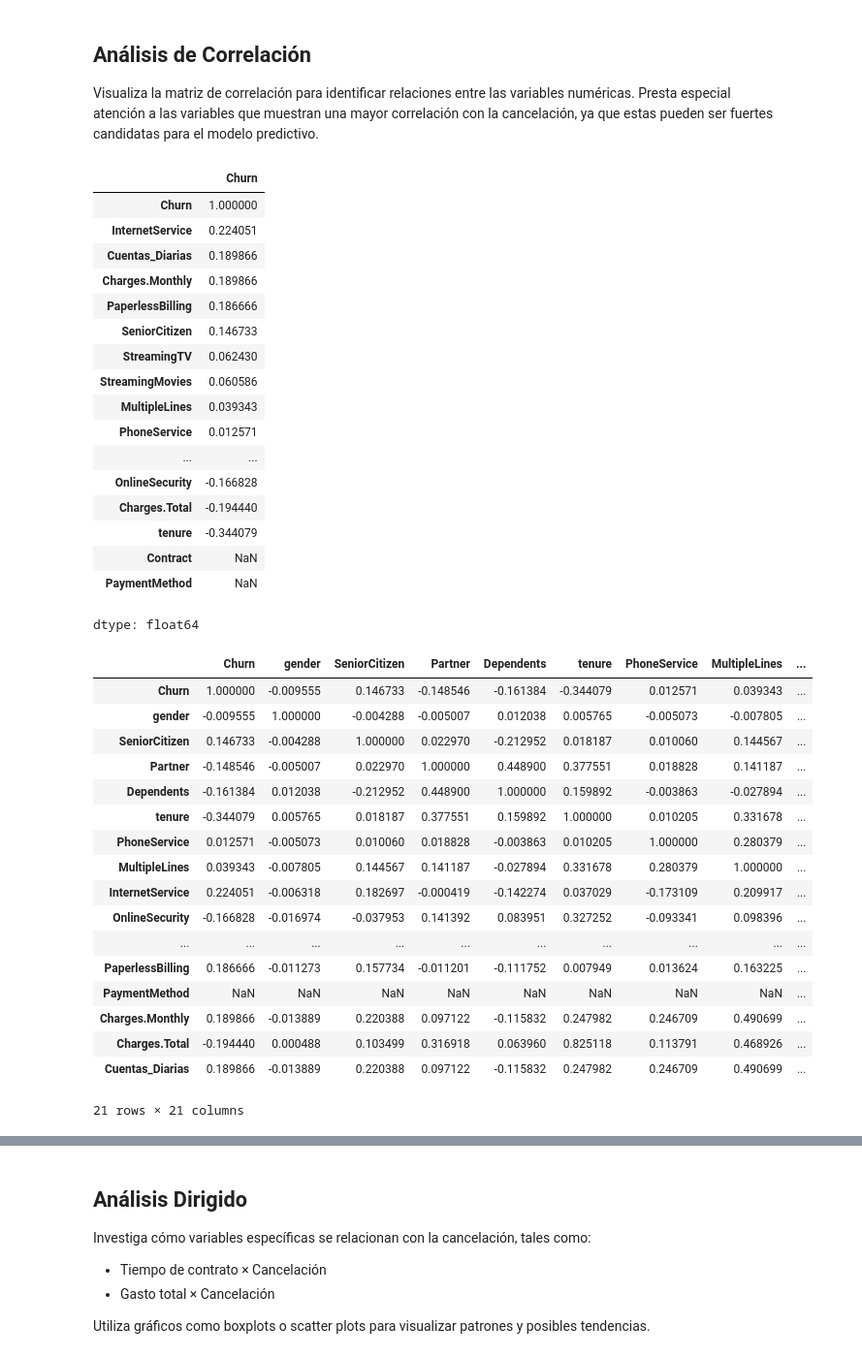
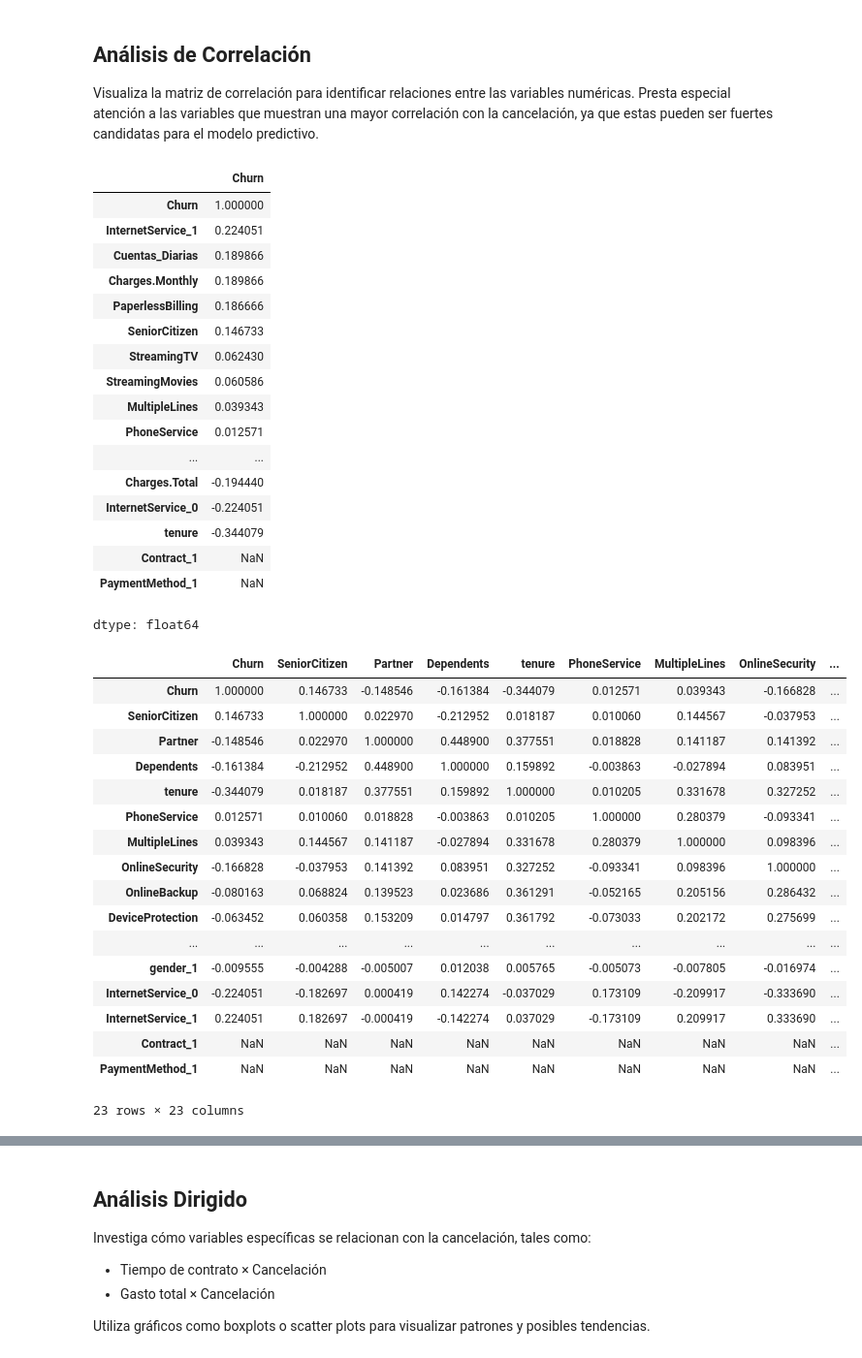
Before and after one commit to AbiFani/Challenge_TelecomX_parte2, a Jupyter notebook: Challenge_TelecomX__parte2.ipynb, the cells around one changed output, grey strips where cells are left out. Shown at 97% size. Cells and saved outputs as stored; diff of their text form; code cells hidden in the pictures.

```diff
--- a/Challenge_TelecomX__parte2.ipynb
+++ b/Challenge_TelecomX__parte2.ipynb
@@ -226,12 +280,12 @@ Evalúa la necesidad de normalizar o estandarizar los datos, según los modelos
 
 Visualiza la matriz de correlación para identificar relaciones entre las variables numéricas. Presta especial atención a las variables que muestran una mayor correlación con la cancelación, ya que estas pueden ser fuertes candidatas para el modelo predictivo.
 # %%
-# correlacion entre los clientes cancelaron y los que permanencieron
-datos.corr(numeric_only=True)['Churn'].sort_values(ascending=False)
+# correlacion entre los clientes cancelaron y los que permanencieron, usar df 'datos_codificados'
+datos_codificados.corr(numeric_only=True)['Churn'].sort_values(ascending=False)
 # %% [output]
 |  | Churn |
 | Churn | 1.000000 |
-| InternetService | 0.224051 |
+| InternetService_1 | 0.224051 |
 | Cuentas_Diarias | 0.189866 |
 | Charges.Monthly | 0.189866 |
 | PaperlessBilling | 0.186666 |
@@ -241,32 +295,32 @@ datos.corr(numeric_only=True)['Churn'].sort_values(ascending=False)
 | MultipleLines | 0.039343 |
 | PhoneService | 0.012571 |
 | ... | ... |
-| OnlineSecurity | -0.166828 |
 | Charges.Total | -0.194440 |
+| InternetService_0 | -0.224051 |
 | tenure | -0.344079 |
-| Contract | NaN |
-| PaymentMethod | NaN |
+| Contract_1 | NaN |
+| PaymentMethod_1 | NaN |
 dtype: float64
 # %%
 # crear matriz de correlacionn
-datos.corr(numeric_only=True)
+datos_codificados.corr(numeric_only=True)
 # %% [output]
-|  | Churn | gender | SeniorCitizen | Partner | Dependents | tenure | PhoneService | MultipleLines | ... |
-| Churn | 1.000000 | -0.009555 | 0.146733 | -0.148546 | -0.161384 | -0.344079 | 0.012571 | 0.039343 | ... |
-| gender | -0.009555 | 1.000000 | -0.004288 | -0.005007 | 0.012038 | 0.005765 | -0.005073 | -0.007805 | ... |
-| SeniorCitizen | 0.146733 | -0.004288 | 1.000000 | 0.022970 | -0.212952 | 0.018187 | 0.010060 | 0.144567 | ... |
-| Partner | -0.148546 | -0.005007 | 0.022970 | 1.000000 | 0.448900 | 0.377551 | 0.018828 | 0.141187 | ... |
-| Dependents | -0.161384 | 0.012038 | -0.212952 | 0.448900 | 1.000000 | 0.159892 | -0.003863 | -0.027894 | ... |
-| tenure | -0.344079 | 0.005765 | 0.018187 | 0.377551 | 0.159892 | 1.000000 | 0.010205 | 0.331678 | ... |
-| PhoneService | 0.012571 | -0.005073 | 0.010060 | 0.018828 | -0.003863 | 0.010205 | 1.000000 | 0.280379 | ... |
-| MultipleLines | 0.039343 | -0.007805 | 0.144567 | 0.141187 | -0.027894 | 0.331678 | 0.280379 | 1.000000 | ... |
-| InternetService | 0.224051 | -0.006318 | 0.182697 | -0.000419 | -0.142274 | 0.037029 | -0.173109 | 0.209917 | ... |
-| OnlineSecurity | -0.166828 | -0.016974 | -0.037953 | 0.141392 | 0.083951 | 0.327252 | -0.093341 | 0.098396 | ... |
+|  | Churn | SeniorCitizen | Partner | Dependents | tenure | PhoneService | MultipleLines | OnlineSecurity | ... |
+| Churn | 1.000000 | 0.146733 | -0.148546 | -0.161384 | -0.344079 | 0.012571 | 0.039343 | -0.166828 | ... |
+| SeniorCitizen | 0.146733 | 1.000000 | 0.022970 | -0.212952 | 0.018187 | 0.010060 | 0.144567 | -0.037953 | ... |
+| Partner | -0.148546 | 0.022970 | 1.000000 | 0.448900 | 0.377551 | 0.018828 | 0.141187 | 0.141392 | ... |
+| Dependents | -0.161384 | -0.212952 | 0.448900 | 1.000000 | 0.159892 | -0.003863 | -0.027894 | 0.083951 | ... |
+| tenure | -0.344079 | 0.018187 | 0.377551 | 0.159892 | 1.000000 | 0.010205 | 0.331678 | 0.327252 | ... |
+| PhoneService | 0.012571 | 0.010060 | 0.018828 | -0.003863 | 0.010205 | 1.000000 | 0.280379 | -0.093341 | ... |
+| MultipleLines | 0.039343 | 0.144567 | 0.141187 | -0.027894 | 0.331678 | 0.280379 | 1.000000 | 0.098396 | ... |
+| OnlineSecurity | -0.166828 | -0.037953 | 0.141392 | 0.083951 | 0.327252 | -0.093341 | 0.098396 | 1.000000 | ... |
+| OnlineBackup | -0.080163 | 0.068824 | 0.139523 | 0.023686 | 0.361291 | -0.052165 | 0.205156 | 0.286432 | ... |
+| DeviceProtection | -0.063452 | 0.060358 | 0.153209 | 0.014797 | 0.361792 | -0.073033 | 0.202172 | 0.275699 | ... |
 | ... | ... | ... | ... | ... | ... | ... | ... | ... | ... |
-| PaperlessBilling | 0.186666 | -0.011273 | 0.157734 | -0.011201 | -0.111752 | 0.007949 | 0.013624 | 0.163225 | ... |
-| PaymentMethod | NaN | NaN | NaN | NaN | NaN | NaN | NaN | NaN | ... |
-| Charges.Monthly | 0.189866 | -0.013889 | 0.220388 | 0.097122 | -0.115832 | 0.247982 | 0.246709 | 0.490699 | ... |
-| Charges.Total | -0.194440 | 0.000488 | 0.103499 | 0.316918 | 0.063960 | 0.825118 | 0.113791 | 0.468926 | ... |
-| Cuentas_Diarias | 0.189866 | -0.013889 | 0.220388 | 0.097122 | -0.115832 | 0.247982 | 0.246709 | 0.490699 | ... |
+| gender_1 | -0.009555 | -0.004288 | -0.005007 | 0.012038 | 0.005765 | -0.005073 | -0.007805 | -0.016974 | ... |
+| InternetService_0 | -0.224051 | -0.182697 | 0.000419 | 0.142274 | -0.037029 | 0.173109 | -0.209917 | -0.333690 | ... |
+| InternetService_1 | 0.224051 | 0.182697 | -0.000419 | -0.142274 | 0.037029 | -0.173109 | 0.209917 | 0.333690 | ... |
+| Contract_1 | NaN | NaN | NaN | NaN | NaN | NaN | NaN | NaN | ... |
+| PaymentMethod_1 | NaN | NaN | NaN | NaN | NaN | NaN | NaN | NaN | ... |
-21 rows × 21 columns
+23 rows × 23 columns
 # %%
```
Also changed, not shown: parts of 31 cells of this notebook.
